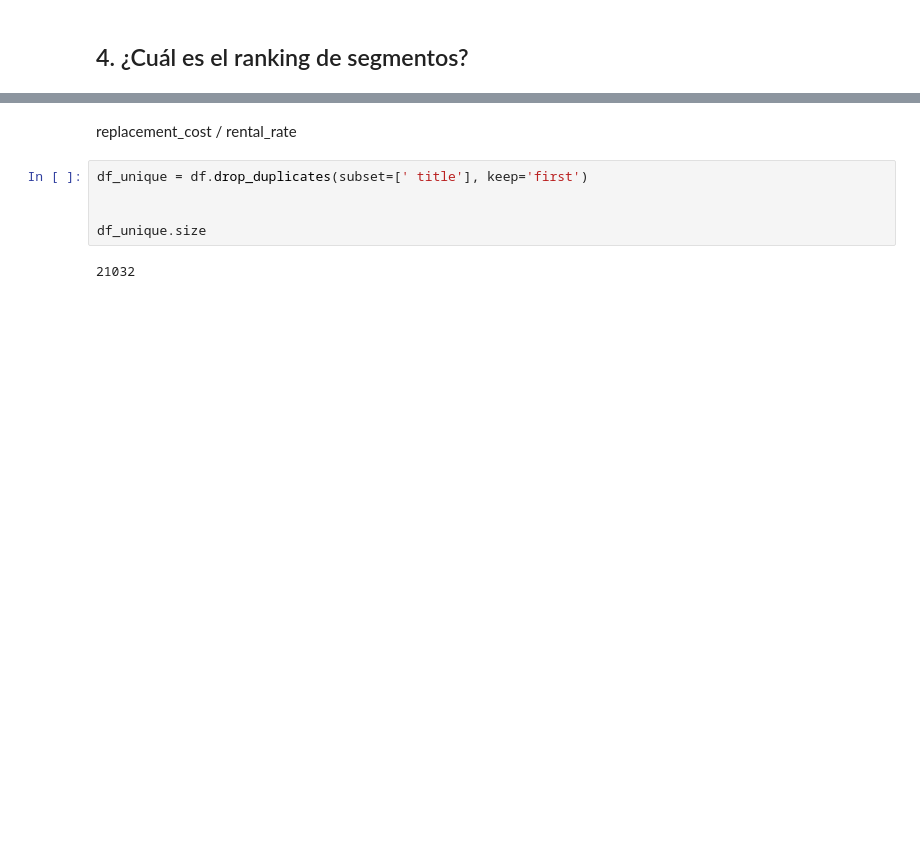
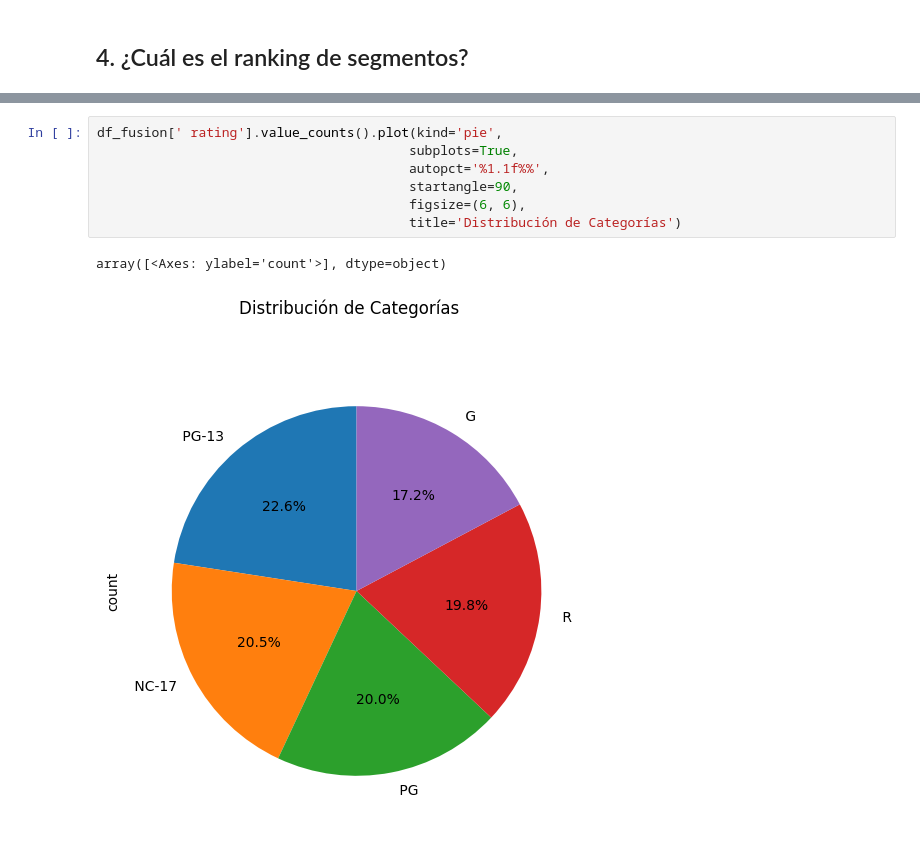
Before and after one commit to JorgeIvanSepulvedaH/quind_test, a Jupyter notebook: EDA.ipynb, the cells around one changed output, grey strips where cells are left out. Saved outputs shown, nothing was run; the diff lists cells and outputs as text; blank space fills up the shorter version.

```diff
--- a/EDA.ipynb
+++ b/EDA.ipynb
@@ -122,12 +120,13 @@ df[' rating'].value_counts().reset_index()
 | 2 | PG | 3212 |
 | 3 | R | 3181 |
 | 4 | G | 2773 |
-# %% [markdown]
-replacement_cost / rental_rate
-# %%
-df_unique = df.drop_duplicates(subset=[' title'], keep='first')
-
-
-df_unique.size
-# %% [output]
-21032
+# %%
+df_fusion[' rating'].value_counts().plot(kind='pie',
+                                        subplots=True,
+                                        autopct='%1.1f%%',
+                                        startangle=90,
+                                        figsize=(6, 6),
+                                        title='Distribución de Categorías')
+# %% [output]
+array([<Axes: ylabel='count'>], dtype=object)
+[figure, added]
```
Also changed, not shown: parts of 23 cells of this notebook, 5 other files.
